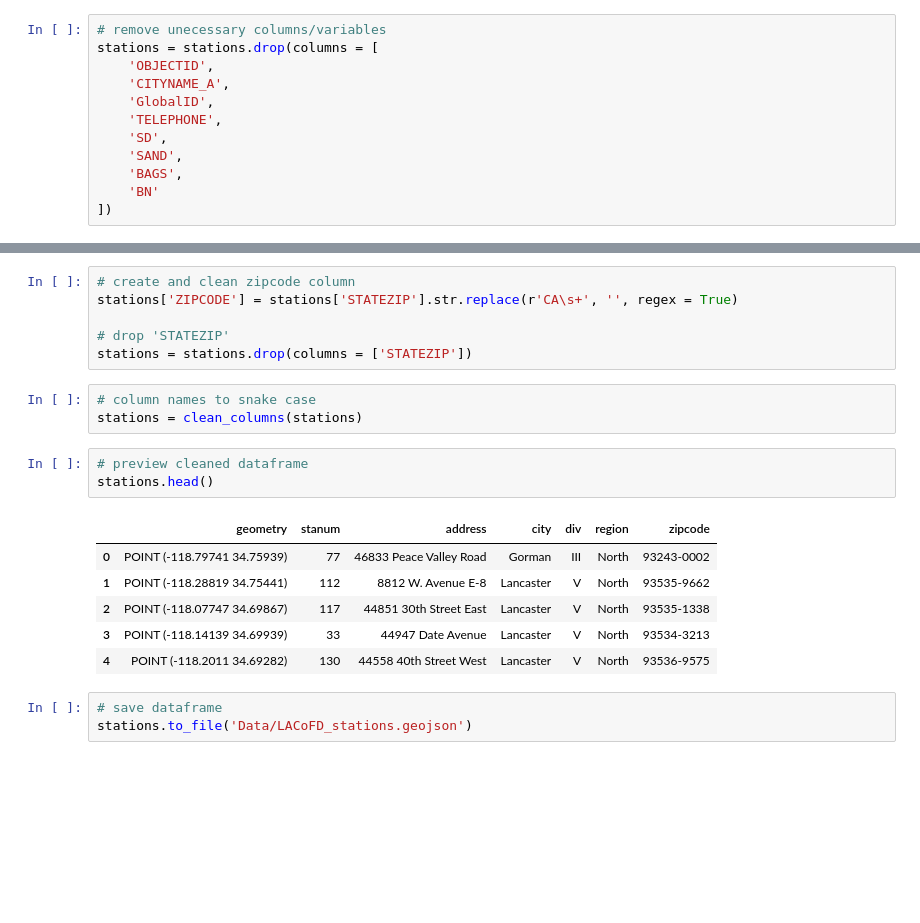
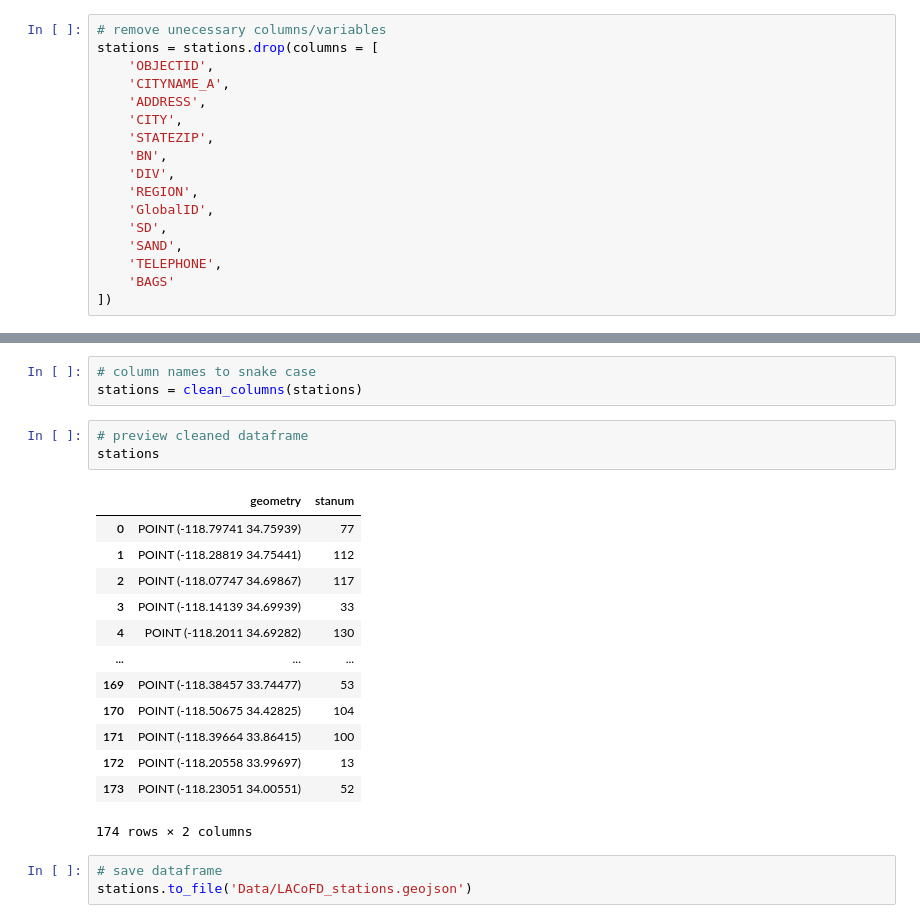
Before and after one commit to giovani-gutierrez/TDA_CalFire, a Jupyter notebook: SVI_DataClean.ipynb, the cells around one changed output, grey strips where cells are left out. Drawn from its saved outputs; the diff is of its cells as text; blank space fills up the shorter version.

```diff
--- a/SVI_DataClean.ipynb
+++ b/SVI_DataClean.ipynb
@@ -31,12 +36,17 @@ stations.head()
 stations = stations.drop(columns = [
     'OBJECTID',
     'CITYNAME_A',
+    'ADDRESS',
+    'CITY',
+    'STATEZIP',
+    'BN',
+    'DIV',
+    'REGION',
     'GlobalID',
-    'TELEPHONE',
     'SD',
     'SAND',
-    'BAGS',
-    'BN'
+    'TELEPHONE',
+    'BAGS'
 ])
 # %%
 # replace all missing values with NaN
@@ -44,25 +54,26 @@ stations = stations.fillna(value = np.nan)
 # %%
 # replace 'None' values with NaN
 stations = stations.replace('None', np.nan)
-# %%
-# create and clean zipcode column
-stations['ZIPCODE'] = stations['STATEZIP'].str.replace(r'CA\s+', '', regex = True)
-
-# drop 'STATEZIP'
-stations = stations.drop(columns = ['STATEZIP'])
 # %%
 # column names to snake case
 stations = clean_columns(stations)
 # %%
 # preview cleaned dataframe
-stations.head()
+stations
 # %% [output]
-|  | geometry | stanum | address | city | div | region | zipcode |
-| 0 | POINT (-118.79741 34.75939) | 77 | 46833 Peace Valley Road | Gorman | III | North | 93243-0002 |
-| 1 | POINT (-118.28819 34.75441) | 112 | 8812 W. Avenue E-8 | Lancaster | V | North | 93535-9662 |
-| 2 | POINT (-118.07747 34.69867) | 117 | 44851 30th Street East | Lancaster | V | North | 93535-1338 |
-| 3 | POINT (-118.14139 34.69939) | 33 | 44947 Date Avenue | Lancaster | V | North | 93534-3213 |
-| 4 | POINT (-118.2011 34.69282) | 130 | 44558 40th Street West | Lancaster | V | North | 93536-9575 |
+|  | geometry | stanum |
+| 0 | POINT (-118.79741 34.75939) | 77 |
+| 1 | POINT (-118.28819 34.75441) | 112 |
+| 2 | POINT (-118.07747 34.69867) | 117 |
+| 3 | POINT (-118.14139 34.69939) | 33 |
+| 4 | POINT (-118.2011 34.69282) | 130 |
+| ... | ... | ... |
+| 169 | POINT (-118.38457 33.74477) | 53 |
+| 170 | POINT (-118.50675 34.42825) | 104 |
+| 171 | POINT (-118.39664 33.86415) | 100 |
+| 172 | POINT (-118.20558 33.99697) | 13 |
+| 173 | POINT (-118.23051 34.00551) | 52 |
+174 rows × 2 columns
 # %%
 # save dataframe
 stations.to_file('Data/LACoFD_stations.geojson')
```
Also changed, not shown: parts of 15 cells of this notebook.
